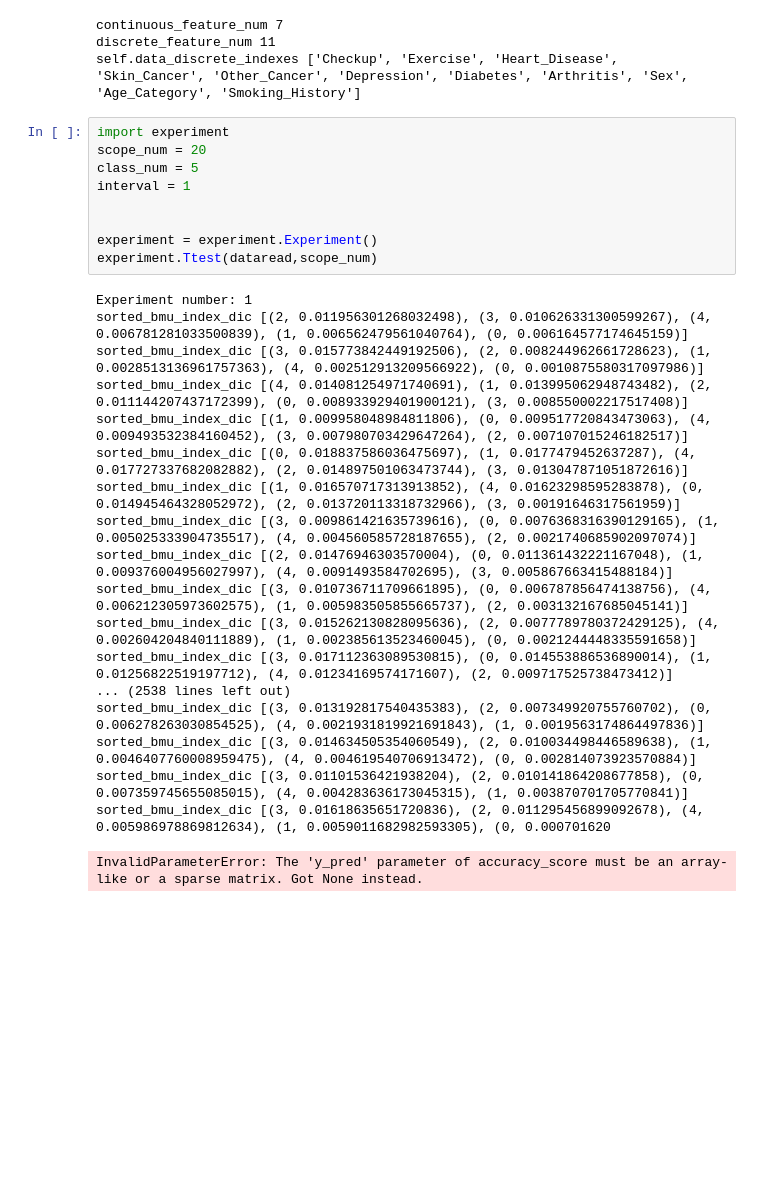
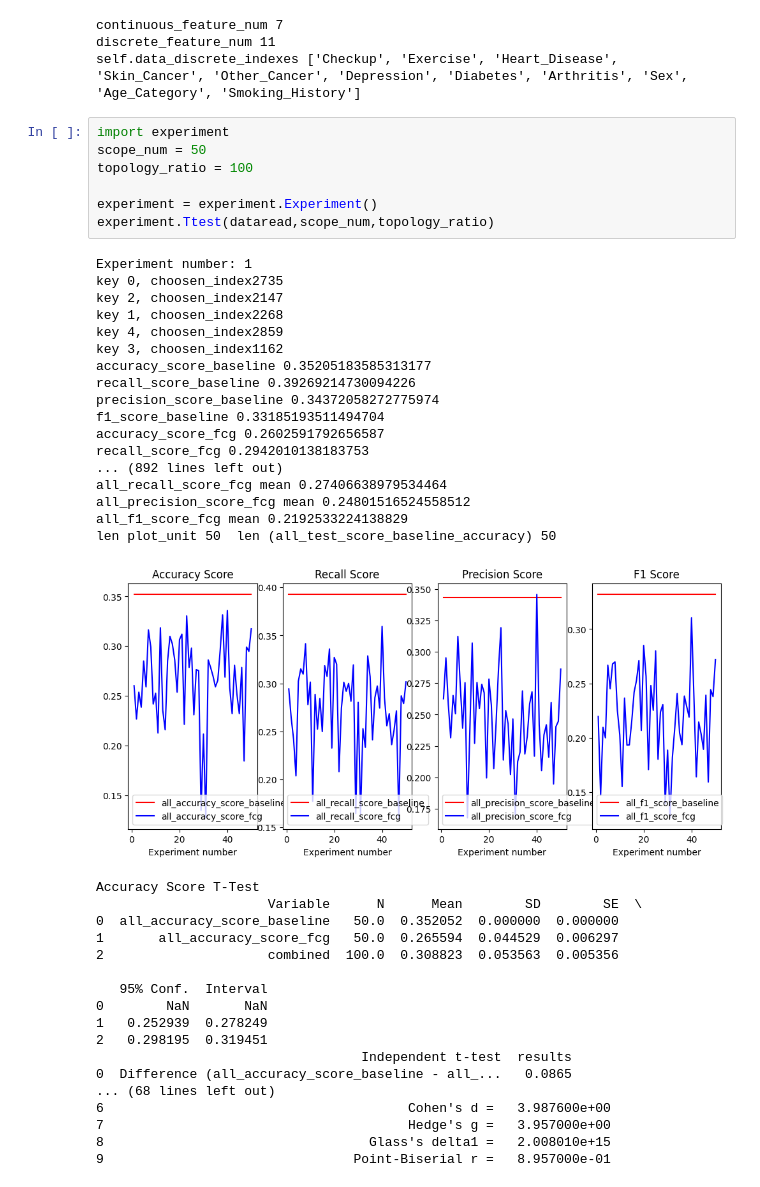
Before and after one commit to foolishfool/JupyterNotebook, a Jupyter notebook: FCG/FCG_Classification_Cardiovascular Diseases Risk Prediction.ipynb, the cells around one changed output. Drawn from its saved outputs; the diff is of its cells as text; blank space fills up the shorter version.

```diff
--- a/FCG/FCG_Classification_Cardiovascular Diseases Risk Prediction.ipynb
+++ b/FCG/FCG_Classification_Cardiovascular Diseases Risk Prediction.ipynb
@@ -41,29 +41,44 @@ discrete_feature_num 11
 self.data_discrete_indexes ['Checkup', 'Exercise', 'Heart_Disease', 'Skin_Cancer', 'Other_Cancer', 'Depression', 'Diabetes', 'Arthritis', 'Sex', 'Age_Category', 'Smoking_History']
 # %%
 import experiment
-scope_num = 20
-class_num = 5
-interval = 1
-
+scope_num = 50
+topology_ratio = 100
 
 experiment = experiment.Experiment()
-experiment.Ttest(dataread,scope_num)
+experiment.Ttest(dataread,scope_num,topology_ratio)
 # %% [output]
 Experiment number: 1
-sorted_bmu_index_dic [(2, 0.011956301268032498), (3, 0.010626331300599267), (4, 0.006781281033500839), (1, 0.006562479561040764), (0, 0.006164577174645159)]
-sorted_bmu_index_dic [(3, 0.015773842449192506), (2, 0.008244962661728623), (1, 0.0028513136961757363), (4, 0.002512913209566922), (0, 0.0010875580317097986)]
-sorted_bmu_index_dic [(4, 0.014081254971740691), (1, 0.013995062948743482), (2, 0.011144207437172399), (0, 0.008933929401900121), (3, 0.008550002217517408)]
-sorted_bmu_index_dic [(1, 0.009958048984811806), (0, 0.009517720843473063), (4, 0.009493532384160452), (3, 0.007980703429647264), (2, 0.007107015246182517)]
-sorted_bmu_index_dic [(0, 0.018837586036475697), (1, 0.0177479452637287), (4, 0.017727337682082882), (2, 0.014897501063473744), (3, 0.013047871051872616)]
-sorted_bmu_index_dic [(1, 0.016570717313913852), (4, 0.01623298595283878), (0, 0.014945464328052972), (2, 0.013720113318732966), (3, 0.00191646317561959)]
-sorted_bmu_index_dic [(3, 0.009861421635739616), (0, 0.0076368316390129165), (1, 0.005025333904735517), (4, 0.004560585728187655), (2, 0.0021740685902097074)]
-sorted_bmu_index_dic [(2, 0.01476946303570004), (0, 0.011361432221167048), (1, 0.009376004956027997), (4, 0.0091493584702695), (3, 0.005867663415488184)]
-sorted_bmu_index_dic [(3, 0.010736711709661895), (0, 0.006787856474138756), (4, 0.006212305973602575), (1, 0.005983505855665737), (2, 0.003132167685045141)]
-sorted_bmu_index_dic [(3, 0.015262130828095636), (2, 0.0077789780372429125), (4, 0.002604204840111889), (1, 0.002385613523460045), (0, 0.0021244448335591658)]
-sorted_bmu_index_dic [(3, 0.017112363089530815), (0, 0.014553886536890014), (1, 0.01256822519197712), (4, 0.01234169574171607), (2, 0.009717525738473412)]
-... (2538 lines left out)
-sorted_bmu_index_dic [(3, 0.013192817540435383), (2, 0.007349920755760702), (0, 0.006278263030854525), (4, 0.0021931819921691843), (1, 0.0019563174864497836)]
-sorted_bmu_index_dic [(3, 0.014634505354060549), (2, 0.010034498446589638), (1, 0.0046407760008959475), (4, 0.004619540706913472), (0, 0.002814073923570884)]
-sorted_bmu_index_dic [(3, 0.01101536421938204), (2, 0.010141864208677858), (0, 0.007359745655085015), (4, 0.004283636173045315), (1, 0.003870701705770841)]
-sorted_bmu_index_dic [(3, 0.01618635651720836), (2, 0.011295456899092678), (4, 0.005986978869812634), (1, 0.0059011682982593305), (0, 0.000701620
+key 0, choosen_index2735
+key 2, choosen_index2147
+key 1, choosen_index2268
+key 4, choosen_index2859
+key 3, choosen_index1162
+accuracy_score_baseline 0.35205183585313177
+recall_score_baseline 0.39269214730094226
+precision_score_baseline 0.34372058272775974
+f1_score_baseline 0.33185193511494704
+accuracy_score_fcg 0.2602591792656587
+recall_score_fcg 0.2942010138183753
+... (892 lines left out)
+all_recall_score_fcg mean 0.27406638979534464
+all_precision_score_fcg mean 0.24801516524558512
+all_f1_score_fcg mean 0.2192533224138829
+len plot_unit 50  len (all_test_score_baseline_accuracy) 50
+[figure, added]
-InvalidParameterError: The 'y_pred' parameter of accuracy_score must be an array-like or a sparse matrix. Got None instead.
+Accuracy Score T-Test
+                      Variable      N      Mean        SD        SE  \
+0  all_accuracy_score_baseline   50.0  0.352052  0.000000  0.000000
+1       all_accuracy_score_fcg   50.0  0.265594  0.044529  0.006297
+2                     combined  100.0  0.308823  0.053563  0.005356
+
+   95% Conf.  Interval
+0        NaN       NaN
+1   0.252939  0.278249
+2   0.298195  0.319451
+                                  Independent t-test  results
+0  Difference (all_accuracy_score_baseline - all_...   0.0865
+... (68 lines left out)
+6                                       Cohen's d =   3.987600e+00
+7                                       Hedge's g =   3.957000e+00
+8                                  Glass's delta1 =   2.008010e+15
+9                                Point-Biserial r =   8.957000e-01
```
Also changed, not shown: 32 other files.
